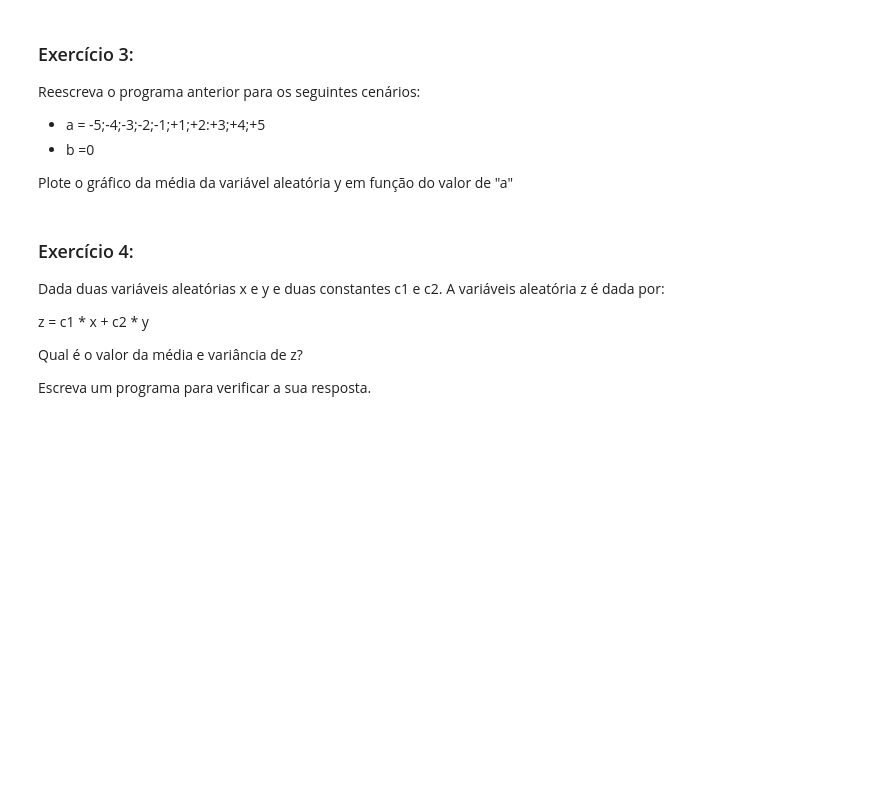
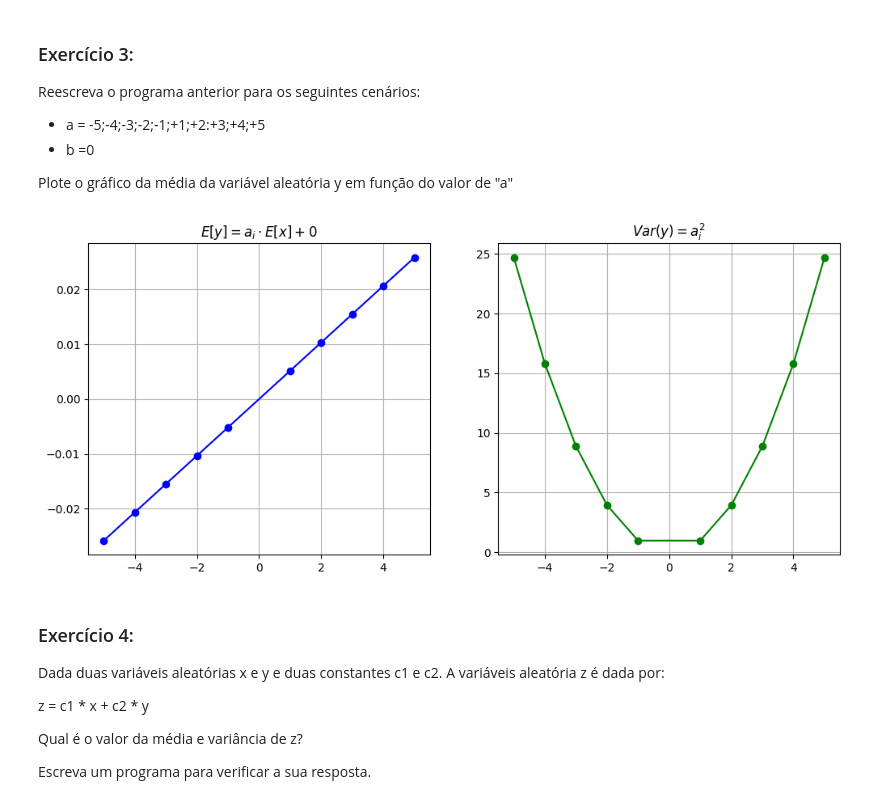
Before and after one commit to raphaelramosds/dc, a Jupyter notebook: Aulas/Aula08/notebook_aula08.ipynb, the cells around one changed output. Cells and saved outputs as stored; diff of their text form; code cells hidden in the pictures; blank space fills up the shorter version.

```diff
--- a/Aulas/Aula08/notebook_aula08.ipynb
+++ b/Aulas/Aula08/notebook_aula08.ipynb
@@ -235,18 +300,32 @@ Plote o gráfico da média da variável aleatória y em função do valor de "a"
 # %%
 # Resolução do Exercício 3
 x = stats.norm.rvs(0,1,10000)
 a = [-5,-4,-3,-2,-1,1,2,3,4,5]
 b = 0
 
-?????
- y[i] = a[i] * x + bo #proposto
- mean_y[i] = y[i].mean()
- var_y[i] = y[i].var()
-????
+# for i in range(len(a)):
+#  y = a[i] * x + b
+#  mean_y[i] = y.mean()
+#  var_y[i] = y.var()
+
+a = np.array(a, dtype=int)
+mean_y = x.mean() * a + b
+var_y = a * a * x.var()
 
 # plotando a resposta
-plt.plot(a,var_y)
+fig, ax = plt.subplots(1,2, figsize=(12, 5))
+
+ax[0].plot(a,mean_y, 'ob-')
+ax[0].grid()
+ax[0].set_title('$E[y]=a_i \\cdot E[x] + 0$')
+
+ax[1].plot(a,var_y, 'og-')
+ax[1].grid()
+ax[1].set_title('$Var(y)=a_i^2$')
+
 plt.show()
+# %% [output]
+[figure, added]
 # %% [markdown]
 ### Exercício 4:
 Dada duas variáveis aleatórias x e y e duas constantes c1 e c2. A variáveis aleatória z é dada por:
```
Also changed, not shown: parts of 25 cells of this notebook.
